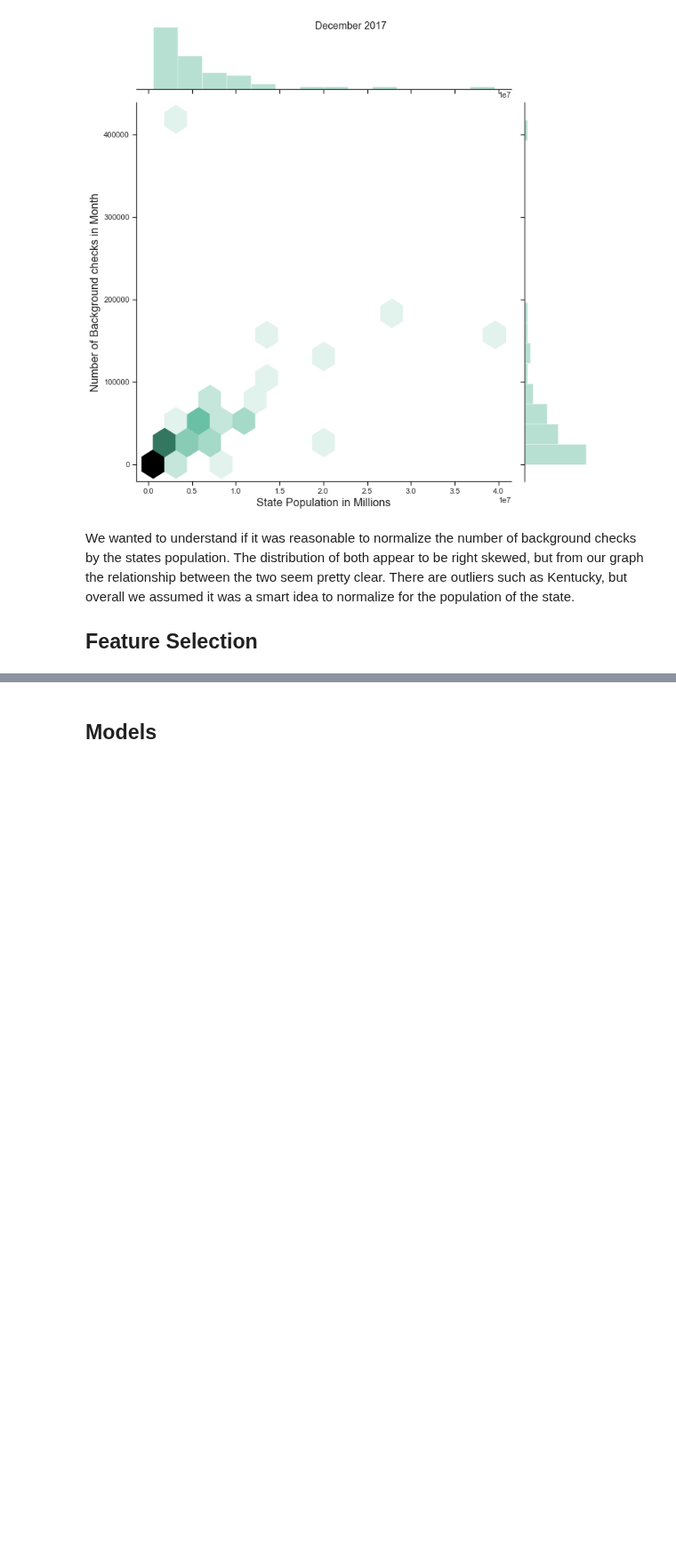
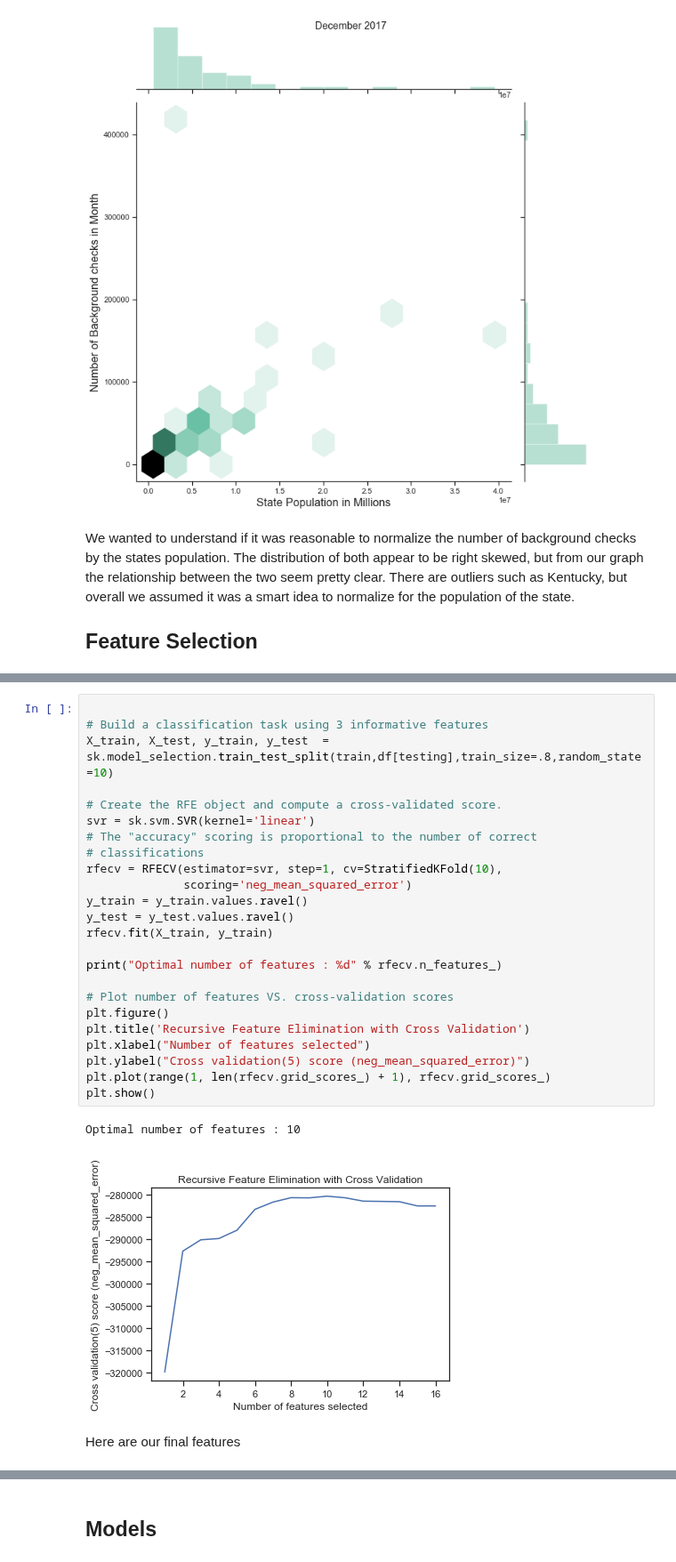
Before and after one commit to EliasFM/INFO370-FinalProject, a Jupyter notebook: webpage.ipynb, the cells around one changed output, grey strips where cells are left out. Shown at 89% size. Saved outputs shown, nothing was run; the diff lists cells and outputs as text; blank space fills up the shorter version.

```diff
--- a/webpage.ipynb
+++ b/webpage.ipynb
@@ -217,0 +258,29 @@ Include a correlation heatmap somewhere here.
+# %%
+
+# Build a classification task using 3 informative features
+X_train, X_test, y_train, y_test  = sk.model_selection.train_test_split(train,df[testing],train_size=.8,random_state=10)
+
+# Create the RFE object and compute a cross-validated score.
+svr = sk.svm.SVR(kernel='linear')
+# The "accuracy" scoring is proportional to the number of correct
+# classifications
+rfecv = RFECV(estimator=svr, step=1, cv=StratifiedKFold(10),
+              scoring='neg_mean_squared_error')
+y_train = y_train.values.ravel()
+y_test = y_test.values.ravel()
+rfecv.fit(X_train, y_train)
+
+print("Optimal number of features : %d" % rfecv.n_features_)
+
+# Plot number of features VS. cross-validation scores
+plt.figure()
+plt.title('Recursive Feature Elimination with Cross Validation')
+plt.xlabel("Number of features selected")
+plt.ylabel("Cross validation(5) score (neg_mean_squared_error)")
+plt.plot(range(1, len(rfecv.grid_scores_) + 1), rfecv.grid_scores_)
+plt.show()
+# %% [output]
+Optimal number of features : 10
+[figure, added]
+# %% [markdown]
+Here are our final features
```
Also changed, not shown: parts of 33 cells of this notebook.
